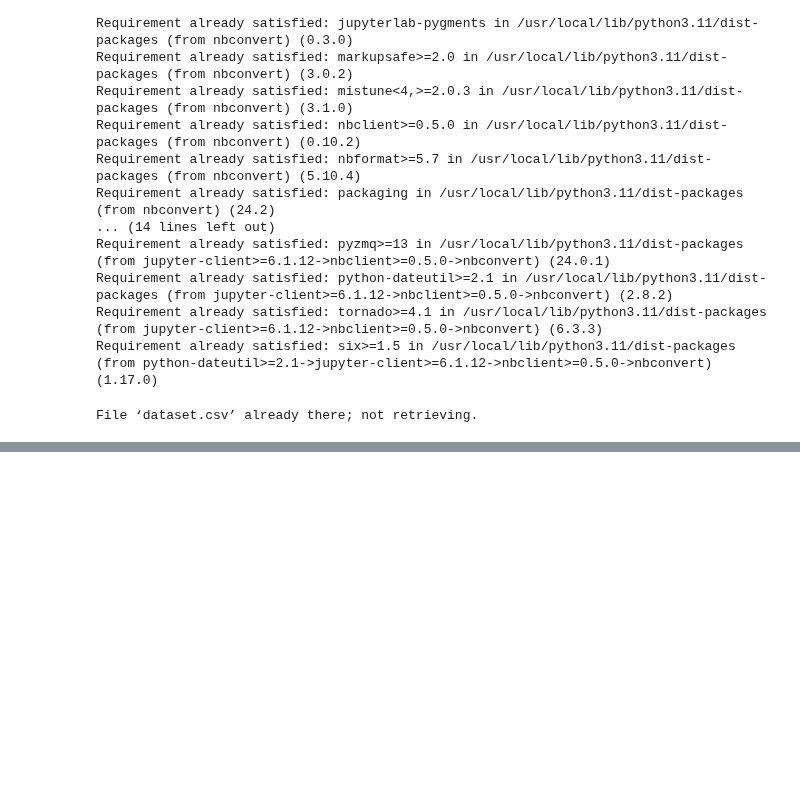
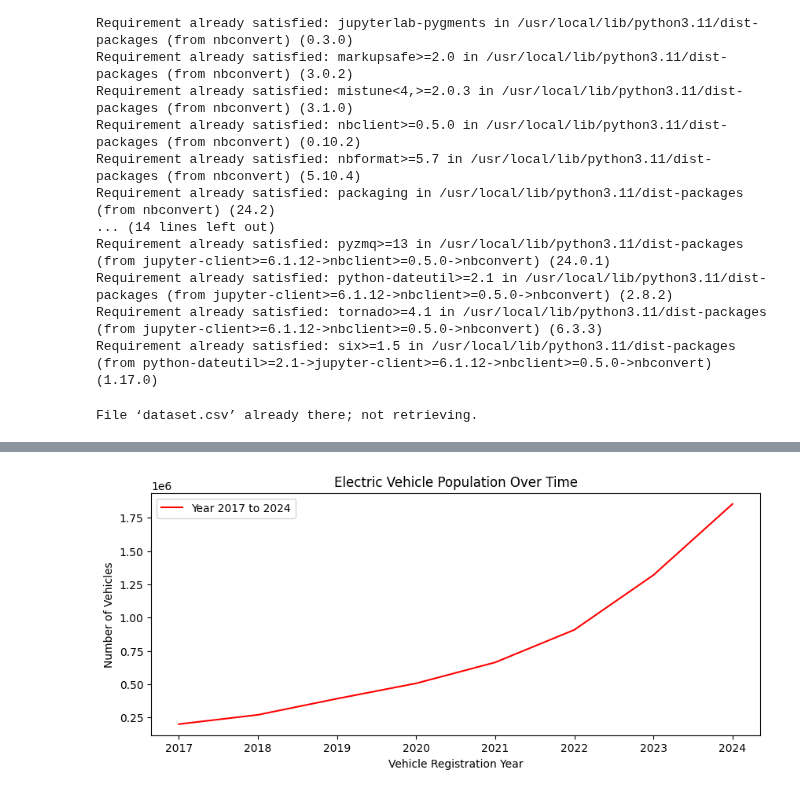
Before and after one commit to thisishasan/slda, a Jupyter notebook: code.ipynb, the cells around one changed output, grey strips where cells are left out. Drawn from its saved outputs; the diff is of its cells as text; code cells hidden in the pictures; blank space fills up the shorter version.

```diff
--- a/code.ipynb
+++ b/code.ipynb
@@ -90,3 +140,9 @@ df_2024.head()
 | 20960 | 2024-01-31 | Douglas | CO | Passenger | 0 | 2 | ... |
 | 20951 | 2024-01-31 | Galveston | TX | Passenger | 1 | 1 | ... |
 | 6158 | 2024-01-31 | Collin | TX | Passenger | 4 | 0 | ... |
+# %%
+grouped_by_year = df.groupby('Year')[
+    ['Electric Vehicles', 'Hybrid Electric Vehicles', 'Non Electric Vehicles']
+].sum().reset_index()
+
+grouped_by_year.head()
@@ -92,0 +156,10 @@ df_2024.head()
+# %%
+plt.figure(figsize=(10,4), dpi = 100)
+plt.plot(grouped_by_year['Year'], grouped_by_year['Electric Vehicles'], '-r', label='Year 2017 to 2024')
+plt.xlabel('Vehicle Registration Year')
+plt.ylabel('Number of Vehicles')
+plt.legend()
+plt.title('Electric Vehicle Population Over Time')
+plt.show()
+# %% [output]
+[figure, added]
```
Also changed, not shown: parts of 17 cells of this notebook.
